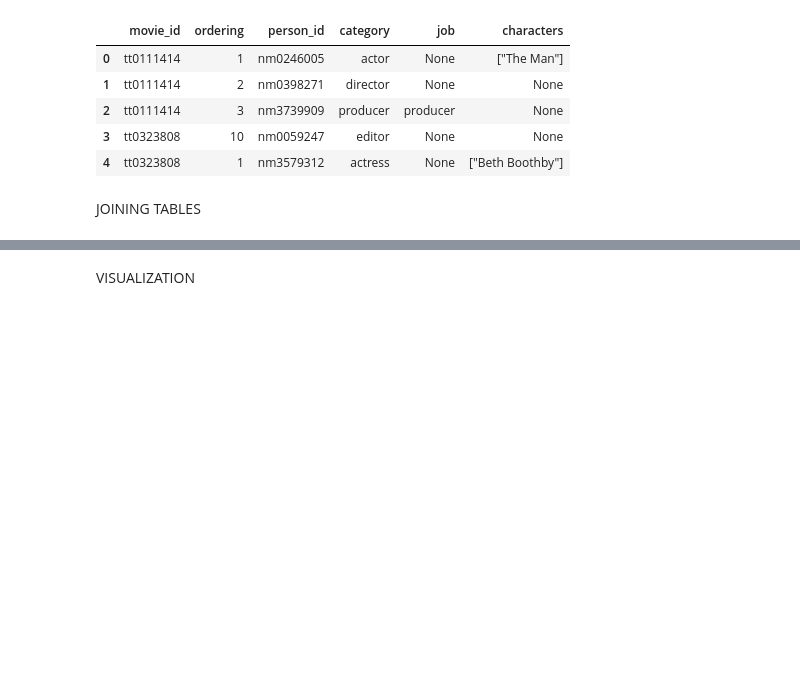
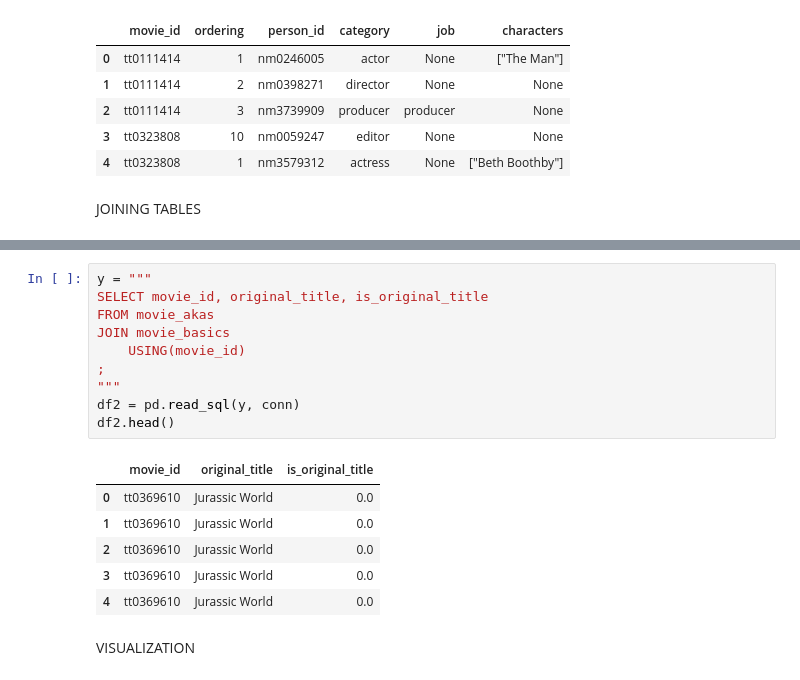
Before and after one commit to PatienceAnono/IMDB-Movie-Data-Analysis, a Jupyter notebook: student.ipynb, the cells around one changed output, grey strips where cells are left out. Saved outputs shown, nothing was run; the diff lists cells and outputs as text; blank space fills up the shorter version.

```diff
--- a/student.ipynb
+++ b/student.ipynb
@@ -561,3 +533,20 @@ df
+# %%
+y = """
+SELECT movie_id, original_title, is_original_title
+FROM movie_akas
+JOIN movie_basics
+    USING(movie_id)
+;
+"""
+df2 = pd.read_sql(y, conn)
+df2.head()
+# %% [output]
+|  | movie_id | original_title | is_original_title |
+| 0 | tt0369610 | Jurassic World | 0.0 |
+| 1 | tt0369610 | Jurassic World | 0.0 |
+| 2 | tt0369610 | Jurassic World | 0.0 |
+| 3 | tt0369610 | Jurassic World | 0.0 |
+| 4 | tt0369610 | Jurassic World | 0.0 |
 # %% [markdown]
 VISUALIZATION
 # %%
```
Also changed, not shown: parts of 13 cells of this notebook.
